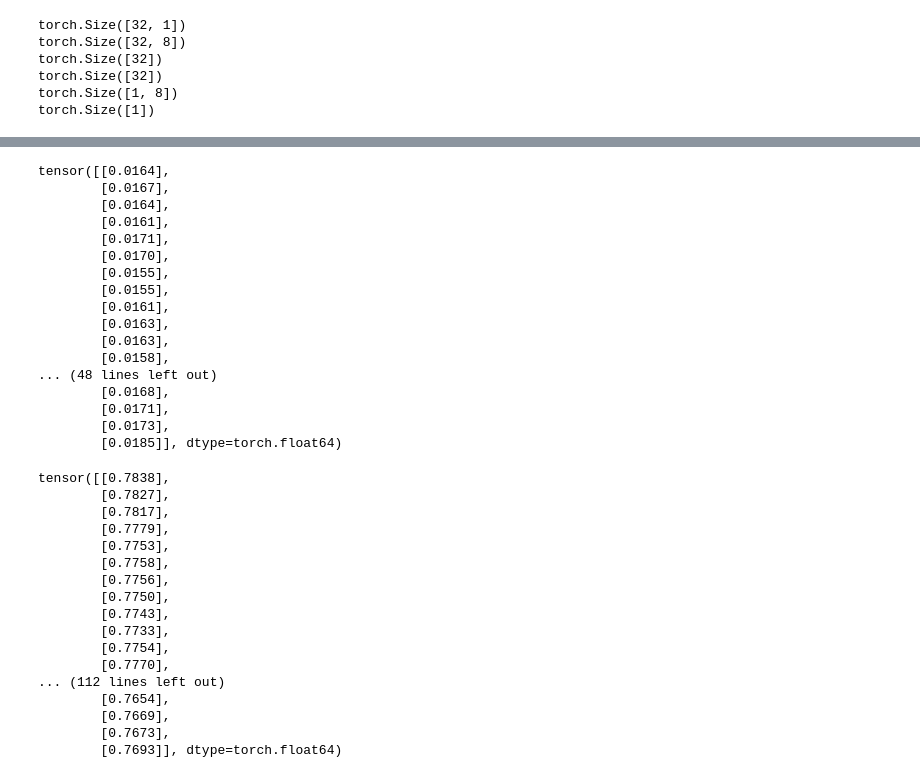
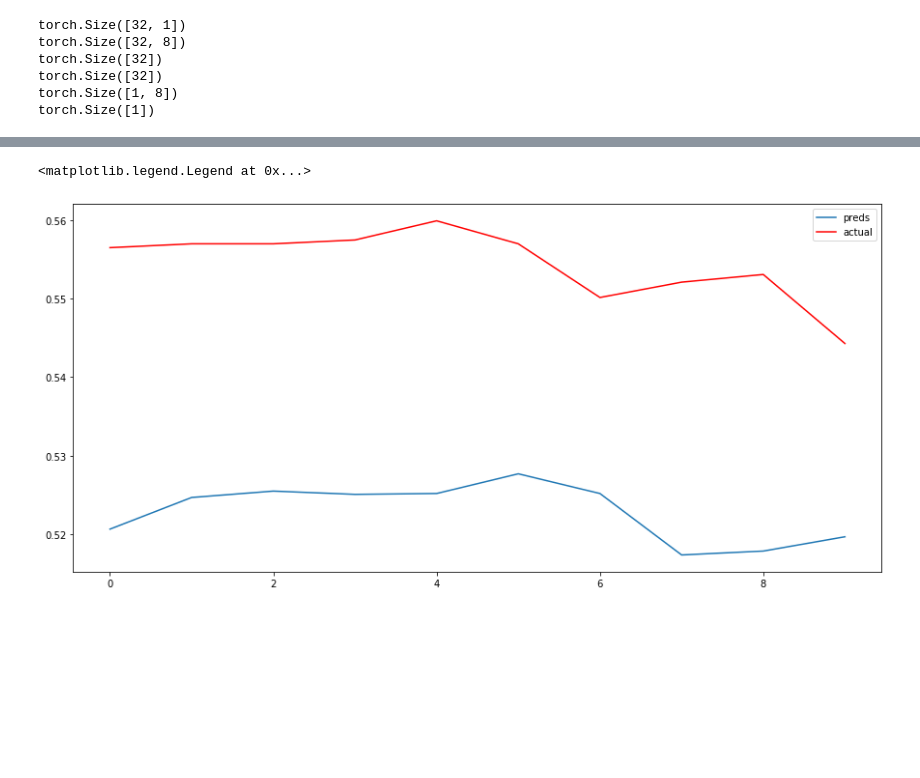
Before and after one commit to SoheilKoohi/stock_prediction, a Jupyter notebook: data_preprocessing.ipynb, the cells around one changed output, grey strips where cells are left out. Drawn from its saved outputs; the diff is of its cells as text; code cells hidden in the pictures; blank space fills up the shorter version.

```diff
--- a/data_preprocessing.ipynb
+++ b/data_preprocessing.ipynb
@@ -82,7 +82,7 @@ class StockDataset(Dataset):
         return self.x.shape[0]
 # %%
 PATH = "/content/drive/My Drive/stock_data/EURGBP"
-data = StockDataset(dir_path=PATH,start_year=2017)
+data = StockDataset(dir_path=PATH,start_year=2017,window_size=30)
 # %% [output]
 Stock data of year 2017 loaded
 # %%
@@ -291,50 +256,21 @@ array([[0.8411585 ],
-# %%
-i = 0
-for xb,yb in test_dl:
-  if i > 0:
-    with torch.no_grad():
-      preds = model(yb)
-      print(np.abs(preds - yb))
-      break
-  i+=1
-# %% [output]
-tensor([[0.0164],
-        [0.0167],
-        [0.0164],
-        [0.0161],
-        [0.0171],
-        [0.0170],
-        [0.0155],
-        [0.0155],
-        [0.0161],
-        [0.0163],
-        [0.0163],
-        [0.0158],
-... (48 lines left out)
-        [0.0168],
-        [0.0171],
-        [0.0173],
-        [0.0185]], dtype=torch.float64)
-# %%
-xb,yb = next(iter(test_dl))
-with torch.no_grad():
-  print(model(xb))
-  print(yb)
-# %% [output]
-tensor([[0.7838],
-        [0.7827],
-        [0.7817],
-        [0.7779],
-        [0.7753],
-        [0.7758],
-        [0.7756],
-        [0.7750],
-        [0.7743],
-        [0.7733],
-        [0.7754],
-        [0.7770],
-... (112 lines left out)
-        [0.7654],
-        [0.7669],
-        [0.7673],
-        [0.7693]], dtype=torch.float64)
+# %%
+y_pred = np.empty(shape = (1,1))
+y_act = np.empty(shape = (1,1))
+for xb,yb in test_dl:
+  with torch.no_grad():
+    y_pred = np.concatenate([y_pred,model(xb).numpy()],axis = 0)
+    y_act = np.concatenate([y_act,yb.numpy()],axis = 0)
+# %%
+import matplotlib.pyplot as plt
+fig, ax = plt.subplots(figsize=(15,7), nrows=1, ncols=1 ) # create figure & 1 axis
+ax.plot(y_pred[-1000:-990],label = "preds")
+ax.plot(y_act[-1000:-990],color = "red",label = "actual")
+ax.legend(loc = "upper right")
+# fig.savefig('/content/drive/My Drive/stock_data/prediction.png')   # save the figure to file
+# plt.close(fig)
+# plt.figure(1)
+# plt.plot(y_pred[-2000:])
+# plt.plot(y_act[-2000:],color = "red")
+# %% [output]
+<matplotlib.legend.Legend at 0x...>
+[figure, added]
```
Also changed, not shown: parts of 3 cells of this notebook.
